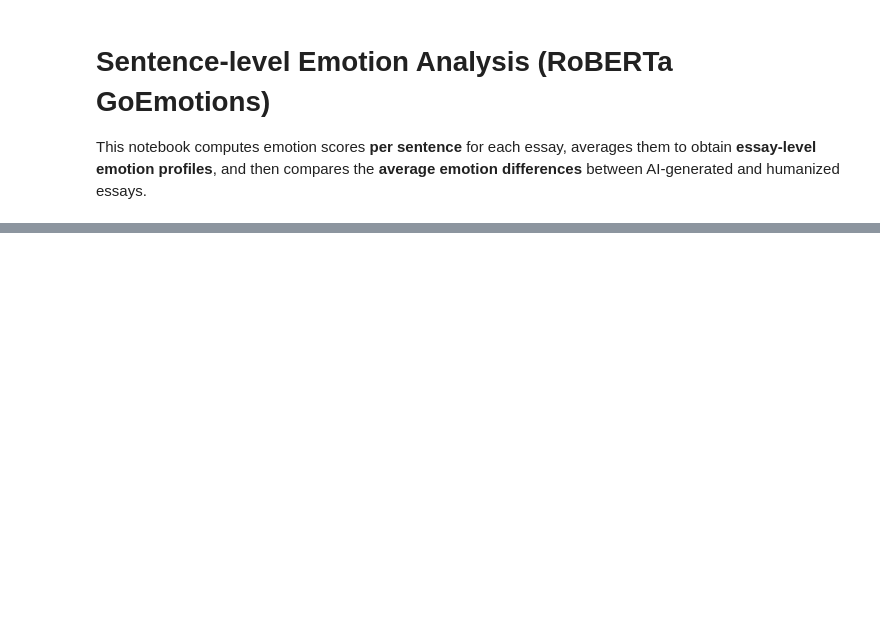
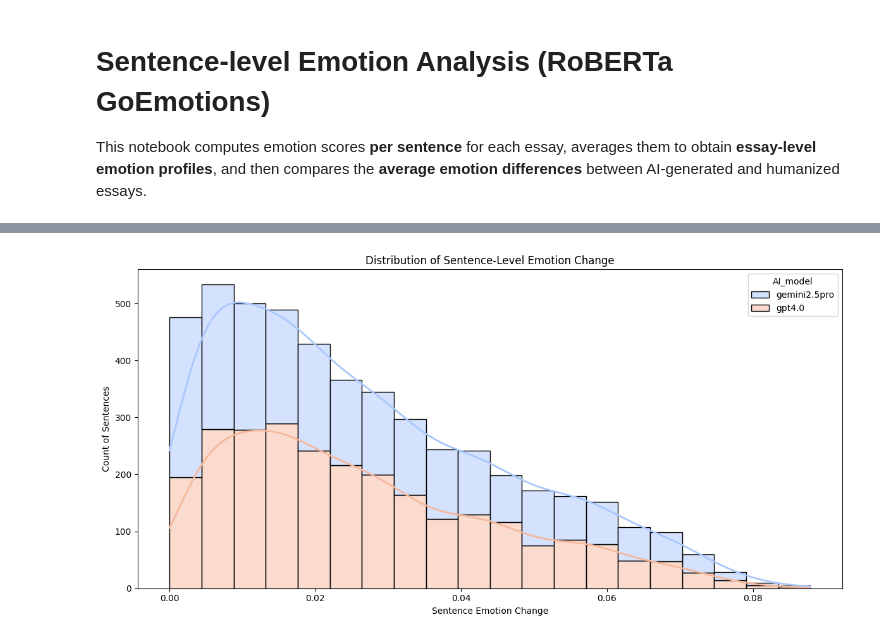
Before and after one commit to warit-tee/FYP, a Jupyter notebook: emotions/emotions_sentence_level.ipynb, the cells around one changed output, grey strips where cells are left out. Drawn from its saved outputs; the diff is of its cells as text; code cells hidden in the pictures; blank space fills up the shorter version.

```diff
--- a/emotions/emotions_sentence_level.ipynb
+++ b/emotions/emotions_sentence_level.ipynb
@@ -174,0 +393,49 @@ print("\nSaved ../emotion_comparison_sentence_level.csv")
+# %%
+# Sentence-level emotion change distribution: x = change level, y = sentence count
+
+def sentence_change_from_dicts(ai_scores, human_scores):
+    changes = []
+    n = min(len(ai_scores), len(human_scores))
+    for i in range(n):
+        ai_d = ai_scores[i]
+        human_d = human_scores[i]
+        common = set(ai_d.keys()) & set(human_d.keys())
+        if common:
+            changes.append(float(np.mean([abs(ai_d[e] - human_d[e]) for e in common])))
+    return changes
+
+sentence_rows = []
+for _, row in df.iterrows():
+    ai_scores = row.get("AI_sentence_emotions", []) or []
+    human_scores = row.get("human_sentence_emotions", []) or []
+    changes = sentence_change_from_dicts(ai_scores, human_scores)
+
+    for change in changes:
+        sentence_rows.append({
+            "AI_model": row.get("AI_model", np.nan),
+            "humanizer": row.get("humanizer", np.nan),
+            "sentence_change": change
+        })
+
+sentence_change_df = pd.DataFrame(sentence_rows)
+
+plt.figure(figsize=(12, 6))
+sns.histplot(
+    data=sentence_change_df,
+    x="sentence_change",
+    hue="AI_model",
+    multiple="stack",
+    bins=20,
+    palette="coolwarm",
+    kde=True,
+    line_kws={"linewidth": 2}
+)
+plt.title("Distribution of Sentence-Level Emotion Change")
+plt.xlabel("Sentence Emotion Change")
+plt.ylabel("Count of Sentences")
+plt.tight_layout()
+plt.show()
+
+sentence_change_df.to_csv("../sentence_level_emotion_change_distribution.csv", index=False)
+# %% [output]
+[figure, added]
```
Also changed, not shown: parts of 20 cells of this notebook.
